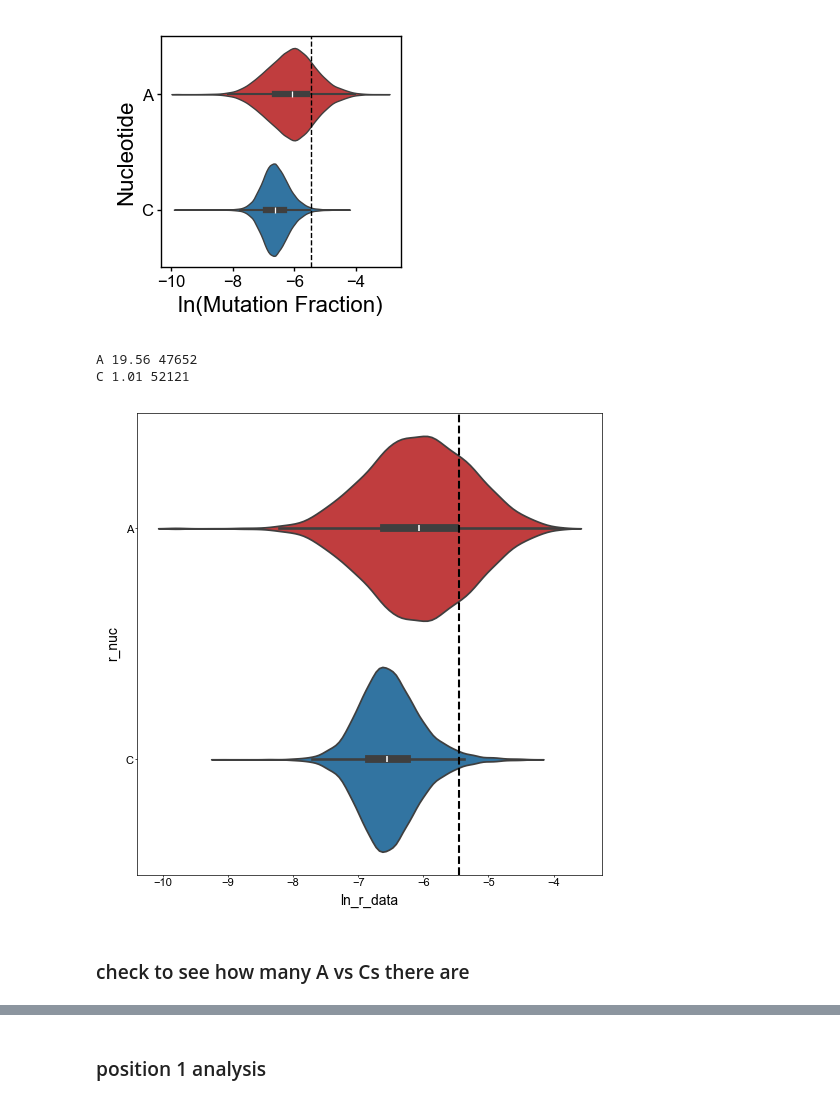
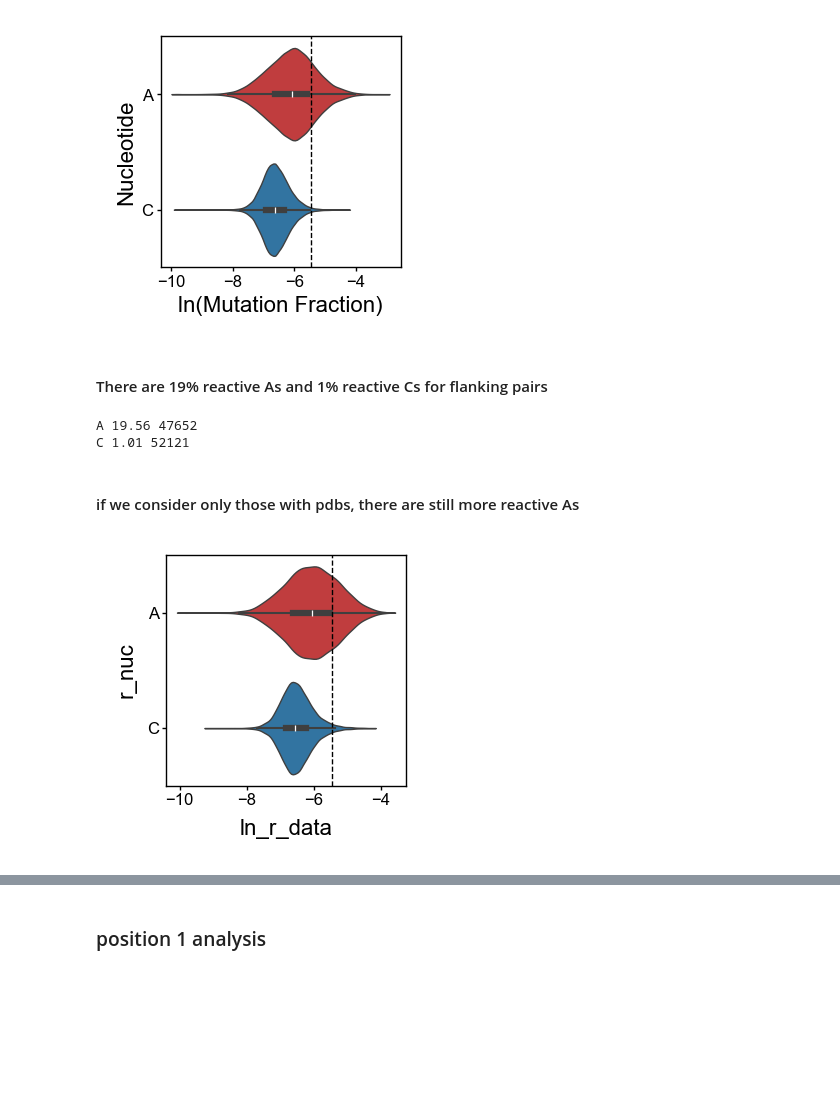
Before and after one commit to YesselmanLabPublications/2025_char_3d_struct_features, a Jupyter notebook: notebooks/reactive_helices.ipynb, the cells around one changed output, grey strips where cells are left out. Cells and saved outputs as stored; diff of their text form; code cells hidden in the pictures; blank space fills up the shorter version.

```diff
--- a/notebooks/reactive_helices.ipynb
+++ b/notebooks/reactive_helices.ipynb
@@ -83,6 +113,8 @@ ax.set_xticks([-10, -8, -6, -4])
 format_small_plot(ax)
 # %% [output]
 [figure]
+# %% [markdown]
+#### There are 19% reactive As and 1% reactive Cs for flanking pairs
 # %%
 for r_nuc, g in df_wc.groupby("r_nuc"):
     g_sub = g.query("ln_r_data > -5.45")
@@ -90,13 +122,25 @@ for r_nuc, g in df_wc.groupby("r_nuc"):
 # %% [output]
 A 19.56 47652
 C 1.01 52121
+# %% [markdown]
+#### if we consider only those with pdbs, there are still more reactive As
 # %%
 df_wc_pdb = df_wc.query("has_pdbs == True").copy()
-fig, ax = plt.subplots(figsize=(6, 6))
-ax = sns.violinplot(data=df_wc_pdb, x="ln_r_data", y="r_nuc", hue="r_nuc", density_norm='width', palette=["tab:red", "tab:blue"], legend=False, ax=ax)
-ax.axvline(-5.45, color="black", linestyle="--")
+fig, ax = plt.subplots(figsize=(2.0, 1.5), dpi=200)
+ax = sns.violinplot(
+    data=df_wc_pdb,
+    x="ln_r_data",
+    y="r_nuc",
+    hue="r_nuc",
+    density_norm="width",
+    palette=["tab:red", "tab:blue"],
+    legend=False,
+    linewidth=0.5,
+    ax=ax,
+)
+ax.axvline(-5.45, color="black", linestyle="--", lw=0.5),
+ax.set_xticks([-10, -8, -6, -4])
 publication_style_ax(ax)
+format_small_plot(ax)
 # %% [output]
-[figure, old version]
+[figure, new version]
-# %% [markdown]
-### check to see how many A vs Cs there are
```
Also changed, not shown: parts of 60 cells of this notebook, 8 other files.
